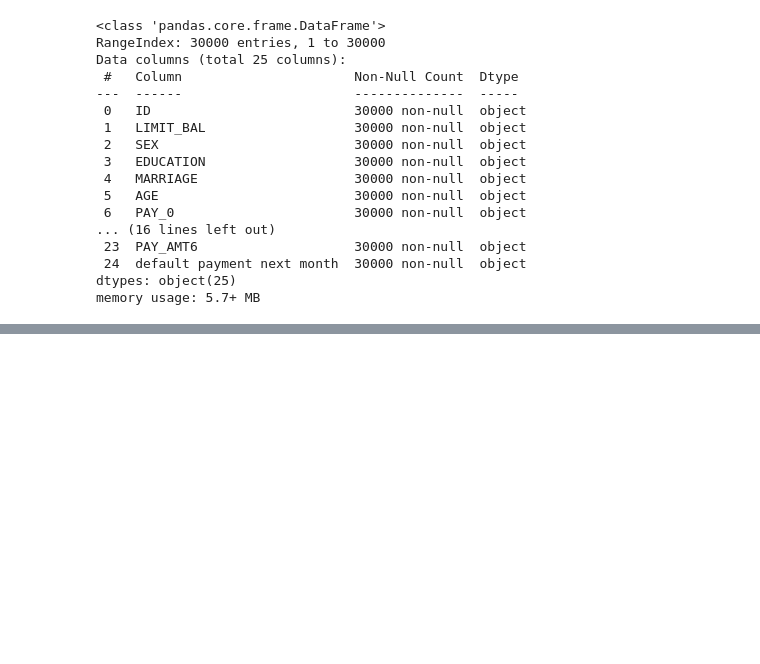
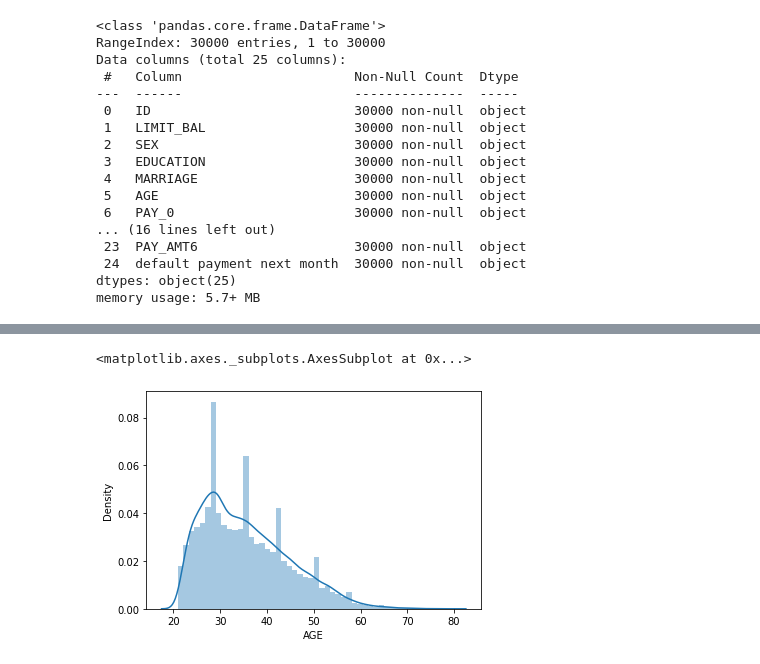
Before and after one commit to jerry14771/Default-of-credit-card-clients, a Jupyter notebook: Default_of_credit_card_clients_Capstone_Project_Notebook_ipynb.ipynb, the cells around one changed output, grey strips where cells are left out. Cells and saved outputs as stored; diff of their text form; code cells hidden in the pictures; blank space fills up the shorter version.

```diff
--- a/Default_of_credit_card_clients_Capstone_Project_Notebook_ipynb.ipynb
+++ b/Default_of_credit_card_clients_Capstone_Project_Notebook_ipynb.ipynb
@@ -113,0 +170,5 @@ memory usage: 5.7+ MB
+# %%
+sns.distplot(df['AGE'])
+# %% [output]
+<matplotlib.axes._subplots.AxesSubplot at 0x...>
+[figure, added]
```
Also changed, not shown: parts of 6 cells of this notebook.
